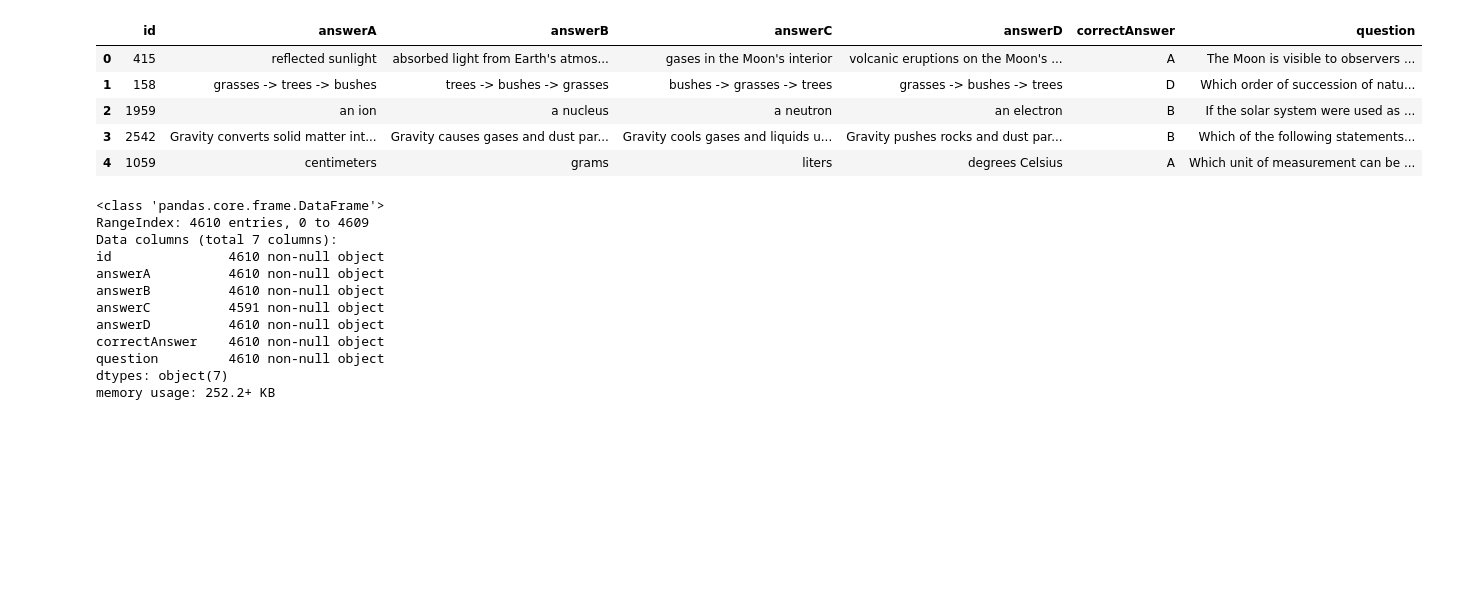
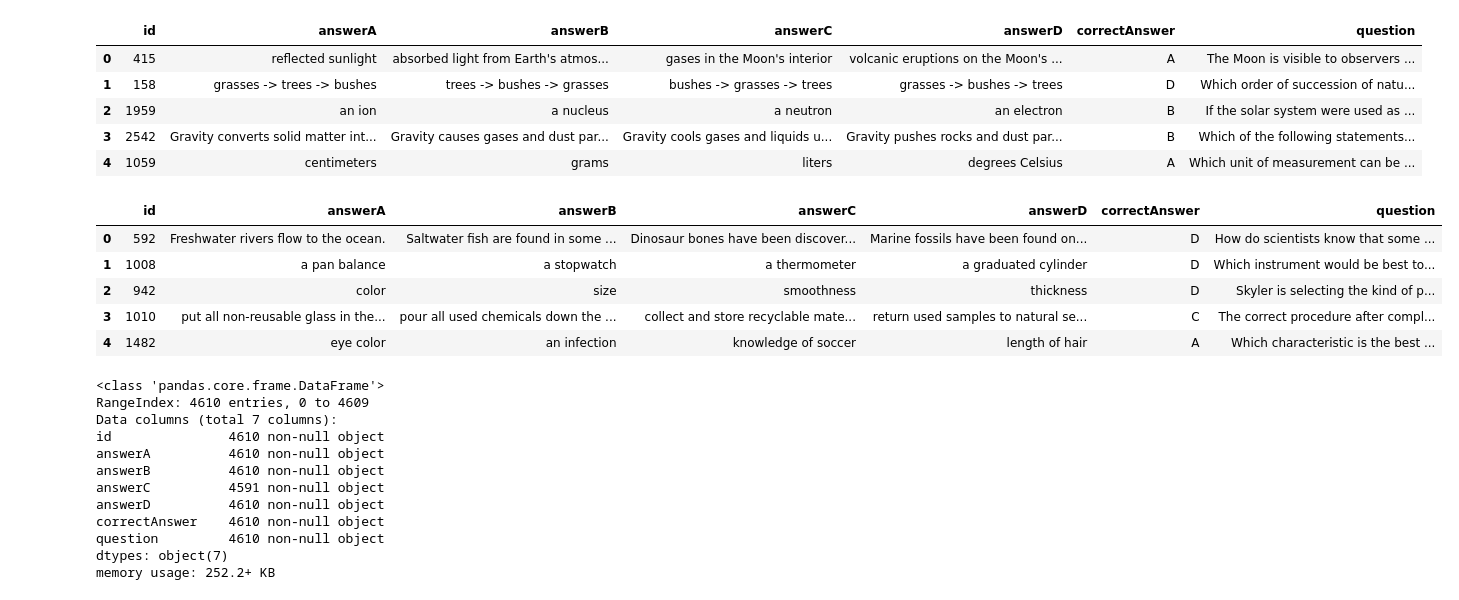
Before and after one commit to rmalav15/SimpleQA, a Jupyter notebook: EDA.ipynb, the cells around one changed output. Cells and saved outputs as stored; diff of their text form; code cells hidden in the pictures; blank space fills up the shorter version.

```diff
--- a/EDA.ipynb
+++ b/EDA.ipynb
@@ -21,6 +21,16 @@ df.head()
 | 2 | 1959 | an ion | a nucleus | a neutron | an electron | B | If the solar system were used as ... |
 | 3 | 2542 | Gravity converts solid matter int... | Gravity causes gases and dust par... | Gravity cools gases and liquids u... | Gravity pushes rocks and dust par... | B | Which of the following statements... |
 | 4 | 1059 | centimeters | grams | liters | degrees Celsius | A | Which unit of measurement can be ... |
+# %%
+df = df.sample(frac=1).reset_index(drop=True)
+df.head()
+# %% [output]
+|  | id | answerA | answerB | answerC | answerD | correctAnswer | question |
+| 0 | 592 | Freshwater rivers flow to the ocean. | Saltwater fish are found in some ... | Dinosaur bones have been discover... | Marine fossils have been found on... | D | How do scientists know that some ... |
+| 1 | 1008 | a pan balance | a stopwatch | a thermometer | a graduated cylinder | D | Which instrument would be best to... |
+| 2 | 942 | color | size | smoothness | thickness | D | Skyler is selecting the kind of p... |
+| 3 | 1010 | put all non-reusable glass in the... | pour all used chemicals down the ... | collect and store recyclable mate... | return used samples to natural se... | C | The correct procedure after compl... |
+| 4 | 1482 | eye color | an infection | knowledge of soccer | length of hair | A | Which characteristic is the best ... |
 # %%
 df.info()
 # %% [output]
```
Also changed, not shown: parts of 8 cells of this notebook, 5 other files.
